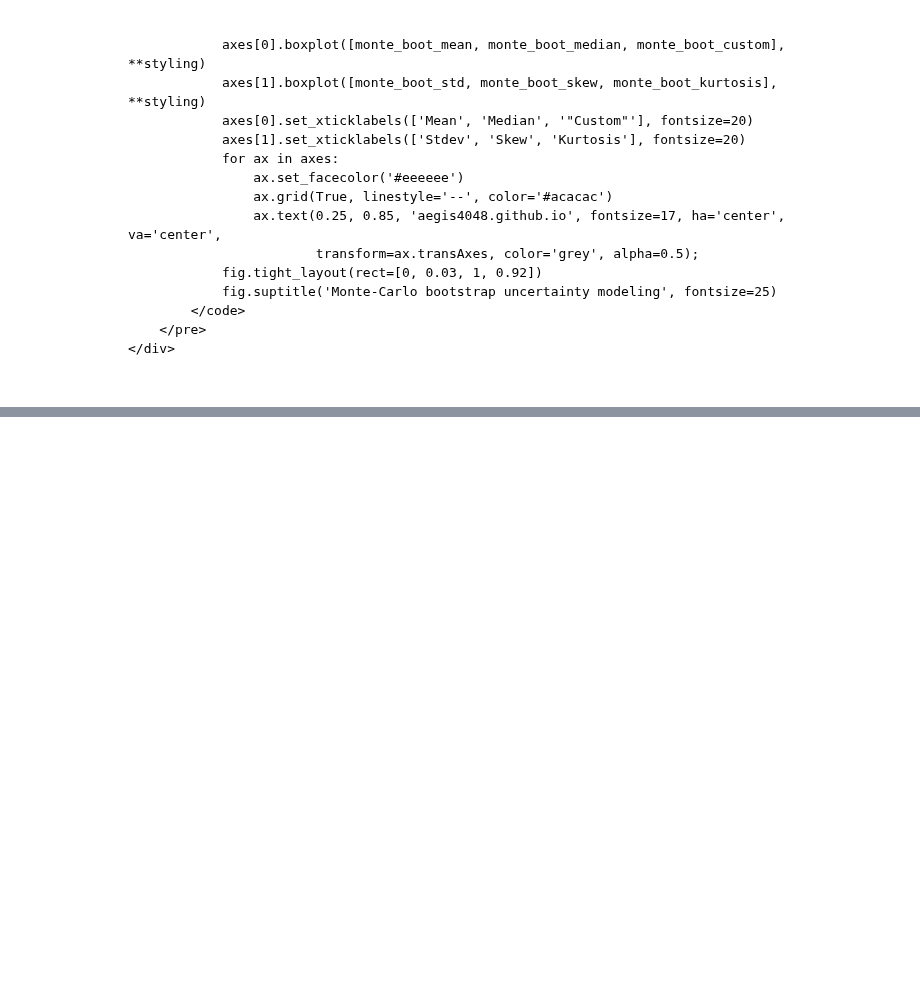
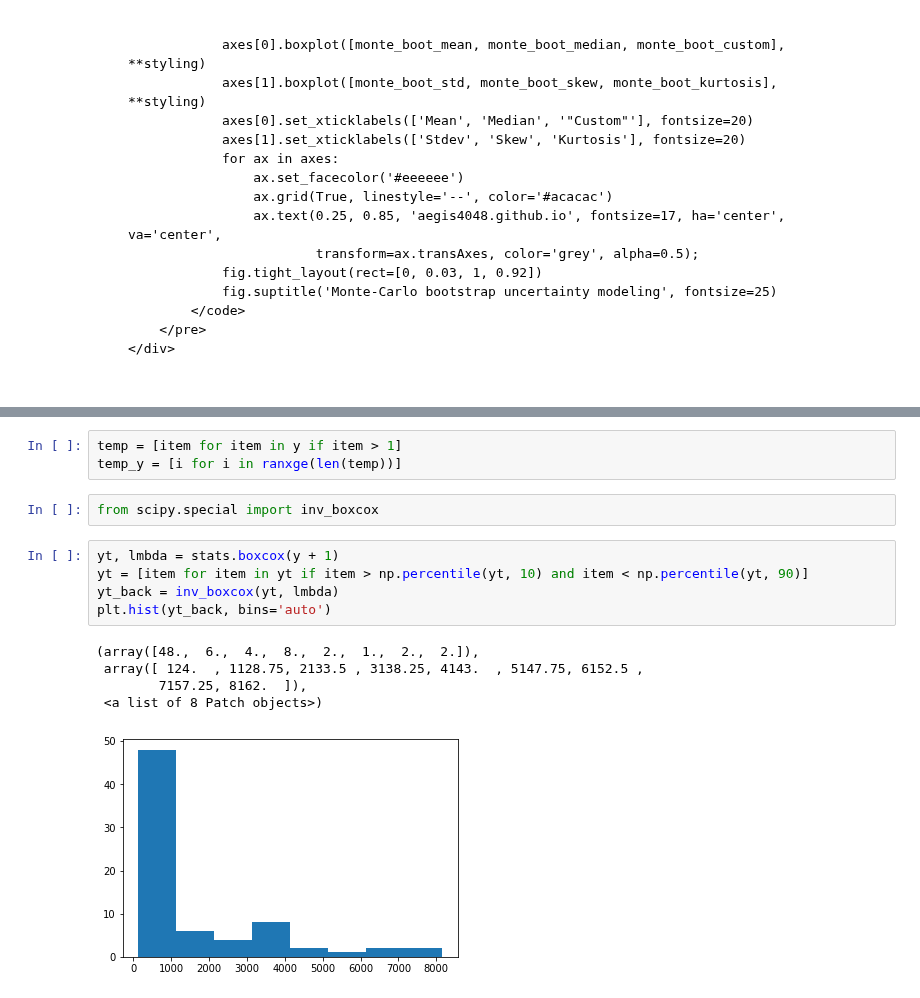
Before and after one commit to aegis4048/aegis4048.github.io, a Jupyter notebook: downloads/notebooks/confidence_interval.ipynb, the cells around one changed output, grey strips where cells are left out. Drawn from its saved outputs; the diff is of its cells as text; blank space fills up the shorter version.

```diff
--- a/downloads/notebooks/confidence_interval.ipynb
+++ b/downloads/notebooks/confidence_interval.ipynb
@@ -1963,0 +2000,16 @@ Let's visualize the 95% confidence interval of various statistics obtained from
+# %%
+temp = [item for item in y if item > 1]
+temp_y = [i for i in ranxge(len(temp))]
+# %%
+from scipy.special import inv_boxcox
+# %%
+yt, lmbda = stats.boxcox(y + 1)
+yt = [item for item in yt if item > np.percentile(yt, 10) and item < np.percentile(yt, 90)]
+yt_back = inv_boxcox(yt, lmbda)
+plt.hist(yt_back, bins='auto')
+# %% [output]
+(array([48.,  6.,  4.,  8.,  2.,  1.,  2.,  2.]),
+ array([ 124.  , 1128.75, 2133.5 , 3138.25, 4143.  , 5147.75, 6152.5 ,
+        7157.25, 8162.  ]),
+ <a list of 8 Patch objects>)
+[figure, added]
```
Also changed, not shown: parts of 10 cells of this notebook, 15 other files.
